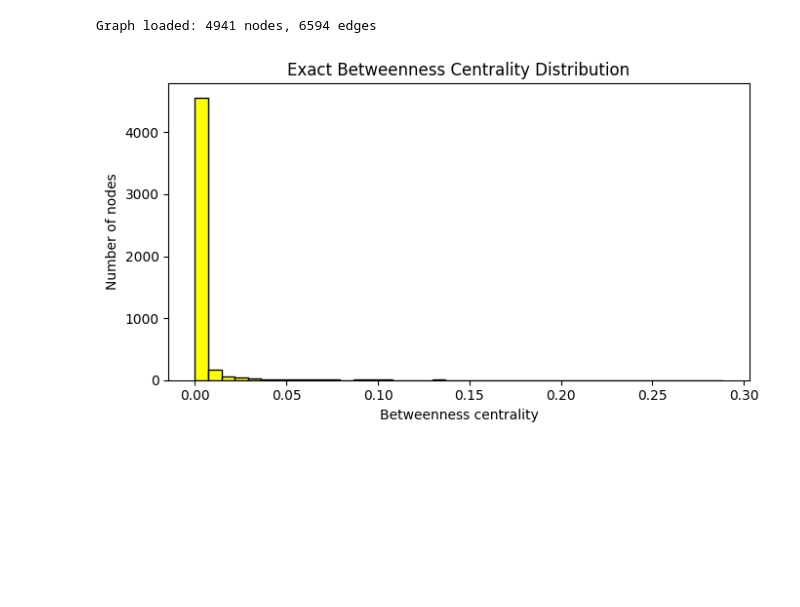
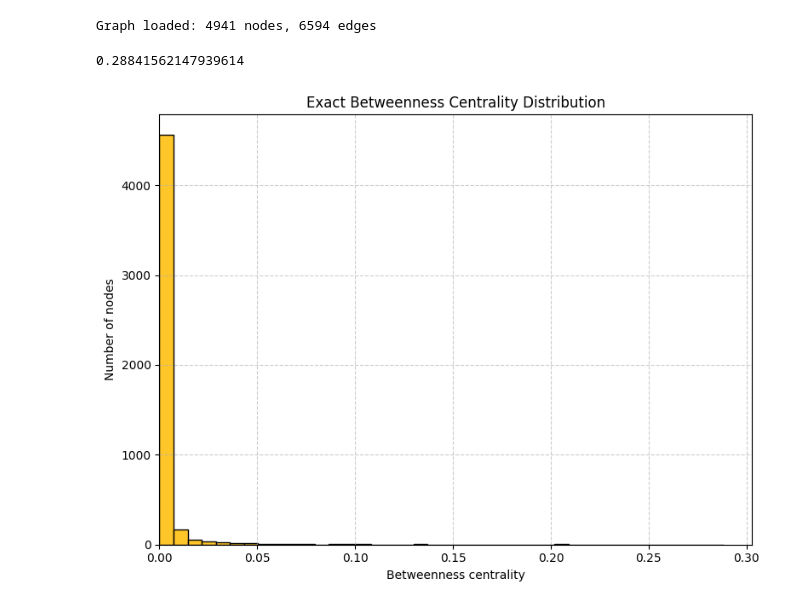
Before and after one commit to OctoPanna/western-us-power-grid, a Jupyter notebook: motter_lai_cascading_failure_model.ipynb, the cells around one changed output. Drawn from its saved outputs; the diff is of its cells as text; code cells hidden in the pictures; blank space fills up the shorter version.

Commit message:
color adjustment

```diff
--- a/motter_lai_cascading_failure_model.ipynb
+++ b/motter_lai_cascading_failure_model.ipynb
@@ -1027,21 +1007,25 @@ Graph loaded: 4941 nodes, 6594 edges
 # %%
 import networkx as nx
 import matplotlib.pyplot as plt
 import numpy as np
 
 def plot_betweenness_distribution(G, bins=40):
     betweenness = nx.betweenness_centrality(G, normalized=True)
 
     values = np.array(list(betweenness.values()))
+    print(max(values))
 
-    plt.figure(figsize=(7, 4))
-    plt.hist(values, bins=bins, edgecolor="black", color='yellow')
+    plt.figure(figsize=(8, 6))
+    plt.hist(values, bins=bins, edgecolor="black", color='#ffc62a')
     plt.xlabel("Betweenness centrality")
     plt.ylabel("Number of nodes")
     plt.title("Exact Betweenness Centrality Distribution")
     plt.tight_layout()
+    plt.grid(True, linestyle='--', alpha=0.6)
+    plt.xlim(left=0)
     plt.show()
 
 plot_betweenness_distribution(G)
 # %% [output]
+0.28841562147939614
-[figure, old version]
+[figure, new version]
```
Also changed, not shown: parts of 5 cells of this notebook, 1 other file.
